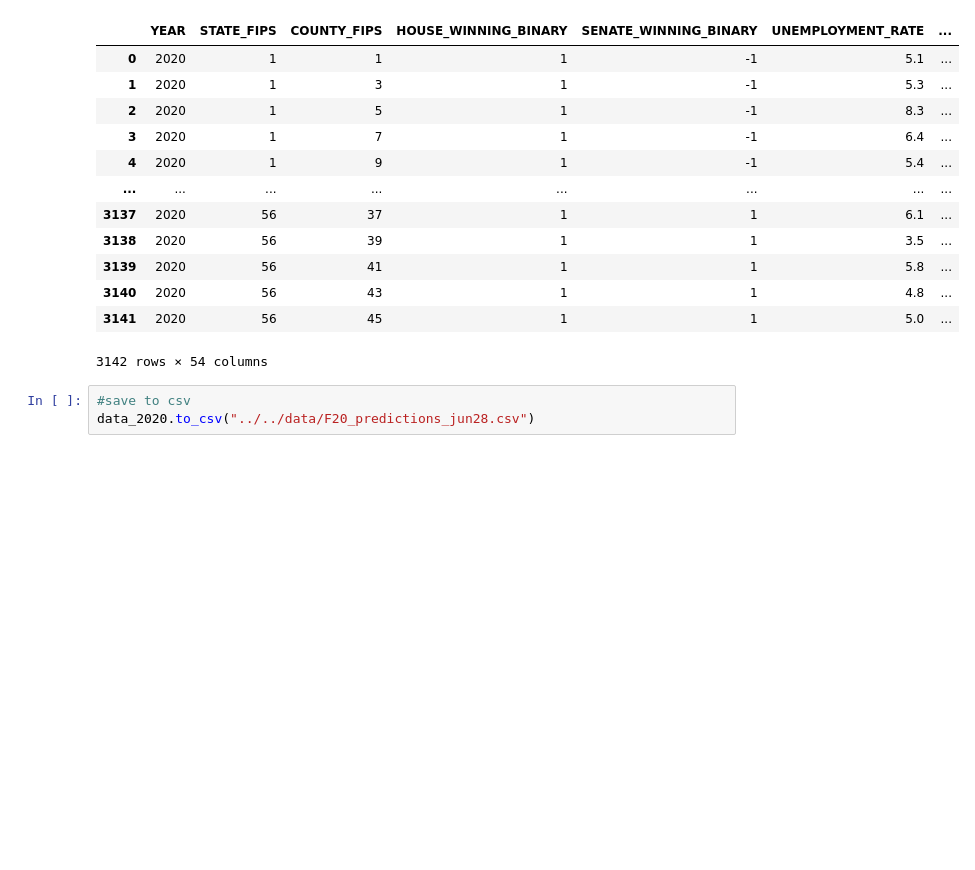
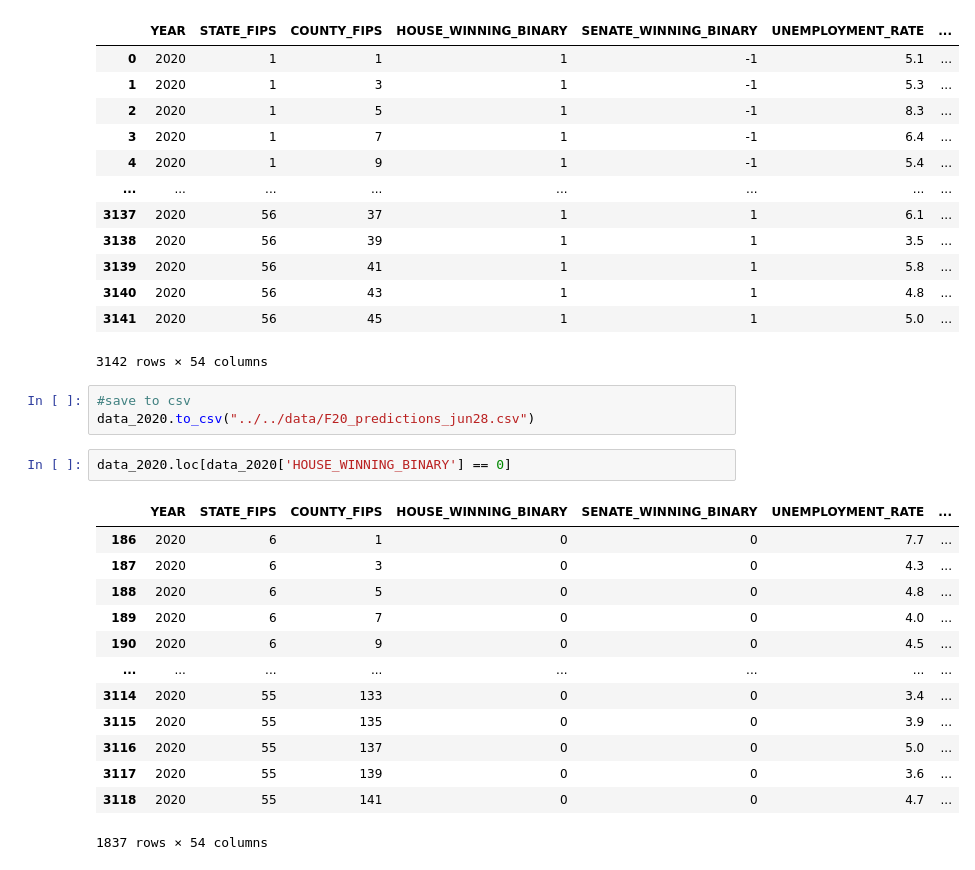
Before and after one commit to ehuang13/w210-presidential-election, a Jupyter notebook: harith/notebook/2020 Prediction Pipeline Phase 1.ipynb, the cells around one changed output. Saved outputs shown, nothing was run; the diff lists cells and outputs as text; blank space fills up the shorter version.

```diff
--- a/harith/notebook/2020 Prediction Pipeline Phase 1.ipynb
+++ b/harith/notebook/2020 Prediction Pipeline Phase 1.ipynb
@@ -552,3 +552,19 @@ data_2020
 # %%
 #save to csv
 data_2020.to_csv("../../data/F20_predictions_jun28.csv")
+# %%
+data_2020.loc[data_2020['HOUSE_WINNING_BINARY'] == 0]
+# %% [output]
+|  | YEAR | STATE_FIPS | COUNTY_FIPS | HOUSE_WINNING_BINARY | SENATE_WINNING_BINARY | UNEMPLOYMENT_RATE | ... |
+| 186 | 2020 | 6 | 1 | 0 | 0 | 7.7 | ... |
+| 187 | 2020 | 6 | 3 | 0 | 0 | 4.3 | ... |
+| 188 | 2020 | 6 | 5 | 0 | 0 | 4.8 | ... |
+| 189 | 2020 | 6 | 7 | 0 | 0 | 4.0 | ... |
+| 190 | 2020 | 6 | 9 | 0 | 0 | 4.5 | ... |
+| ... | ... | ... | ... | ... | ... | ... | ... |
+| 3114 | 2020 | 55 | 133 | 0 | 0 | 3.4 | ... |
+| 3115 | 2020 | 55 | 135 | 0 | 0 | 3.9 | ... |
+| 3116 | 2020 | 55 | 137 | 0 | 0 | 5.0 | ... |
+| 3117 | 2020 | 55 | 139 | 0 | 0 | 3.6 | ... |
+| 3118 | 2020 | 55 | 141 | 0 | 0 | 4.7 | ... |
+1837 rows × 54 columns
```
Also changed, not shown: 2 other files.
